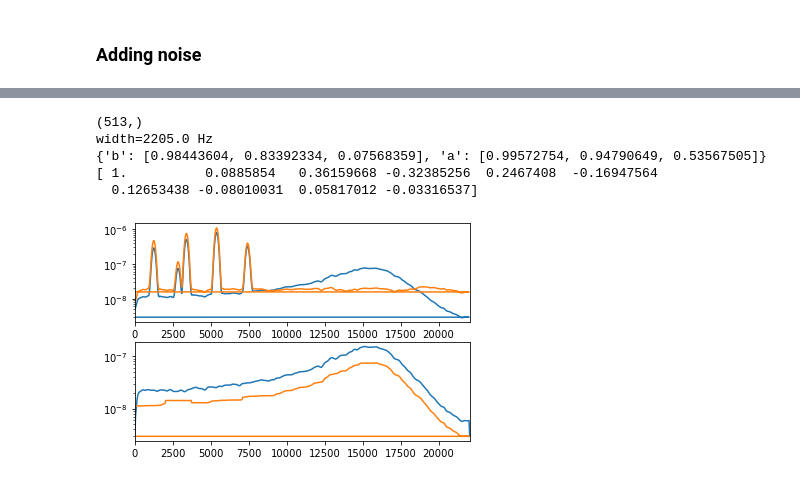
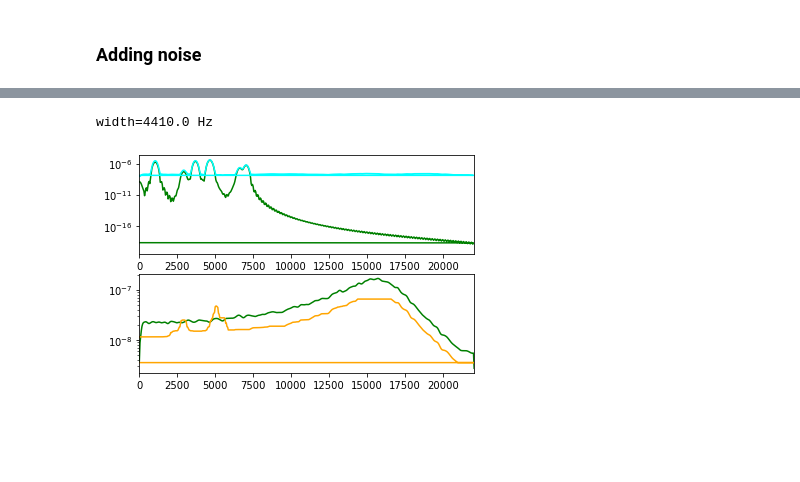
Before and after one commit to piptouque/atiam_pam_hrparam, a Jupyter notebook: source/synth_hr_pierre.ipynb, the cells around one changed output, grey strips where cells are left out. Saved outputs shown, nothing was run; the diff lists cells and outputs as text; code cells hidden in the pictures; blank space fills up the shorter version.

```diff
--- a/source/synth_hr_pierre.ipynb
+++ b/source/synth_hr_pierre.ipynb
@@ -22,7 +24,7 @@ sr = 44100
 n_s = 100000
 n_fft = 1024
 
-r = 5 # number of sinusoids
+r = 8 # number of sinusoids
 
 deltas = rng.uniform(0.001, 0.01, r)
 nus = rng.normal(0.1, 0.05, r)
@@ -31,6 +33,6 @@ phis = rng.uniform(0, 2*np.pi, r)
 
 x_sine = synth_sine(n_s, deltas, nus, amps, phis)
 
-print(fs * sr)
+print(nus * sr)
 print(deltas * sr)
 # %% [output]
@@ -80,41 +83,37 @@ plt.show()
 # %%
 noise = 0.1*pink_noise
 x = x_sine + noise
 
 fs_x_psd, x_psd = sig.welch(x, fs=sr, nfft=n_fft)
 fs_noise_psd, noise_psd = sig.welch(noise, fs=sr, nfft=n_fft)
-print(noise_psd.shape)
 
-nu_width = 0.05
+nu_width = 0.1
 print(f"width={nu_width*sr} Hz")
 noise_psd_est = psd_noise(x_psd, nu_width=nu_width)
 
-ar_order = 10
+ar_order = 8
 
 noise_filtre_coeffs_est = noise_filtre_coeffs(x, n_fft=n_fft, nu_width=nu_width, ar_order=ar_order)
 # TODO: compare
 # print(_PINK_FILTRE_COEFFS)
 # print(noise_filtre_coeffs_est)
-x_sine_est = whiten(x, n_fft=n_fft, nu_width=nu_width, ar_order=ar_order)
-_, x_sine_est_psd = sig.welch(x_sine_est, fs=sr, nfft=n_fft)
+x_white = whiten(x, n_fft=n_fft, nu_width=nu_width, ar_order=ar_order)
+_, x_white_psd = sig.welch(x_white, fs=sr, nfft=n_fft)
+_, x_sine_psd = sig.welch(x_sine, fs=sr, nfft=n_fft)
 
 plt.title("PSD of the noised synthesised signal")
 plt.subplot(2, 1, 1)
 plt.xlim(np.array([0, 0.5])*sr)
-plt.semilogy(fs_x_psd, x_psd)
-plt.semilogy(fs_x_psd, x_sine_est_psd)
+plt.semilogy(fs_x_psd, x_sine_psd, c='green')
+plt.semilogy(fs_x_psd, x_white_psd, c='cyan')
 plt.subplot(2, 1, 2)
 plt.xlim(np.array([0, 0.5])*sr)
-plt.semilogy(fs_noise_psd, noise_psd)
-plt.semilogy(fs_x_psd, noise_psd_est)
+plt.semilogy(fs_noise_psd, noise_psd, c='green')
+plt.semilogy(fs_x_psd, noise_psd_est, c='orange')
 plt.show()
 # %% [output]
-(513,)
-width=2205.0 Hz
-{'b': [0.98443604, 0.83392334, 0.07568359], 'a': [0.99572754, 0.94790649, 0.53567505]}
-[ 1.          0.0885854   0.36159668 -0.32385256  0.2467408  -0.16947564
-  0.12653438 -0.08010031  0.05817012 -0.03316537]
+width=4410.0 Hz
-[figure, old version]
+[figure, new version]
 # %%
 ipd.Audio(np.real(x), rate=sr)
 # %% [output]
```
Also changed, not shown: parts of 8 cells of this notebook, 1 other file.
